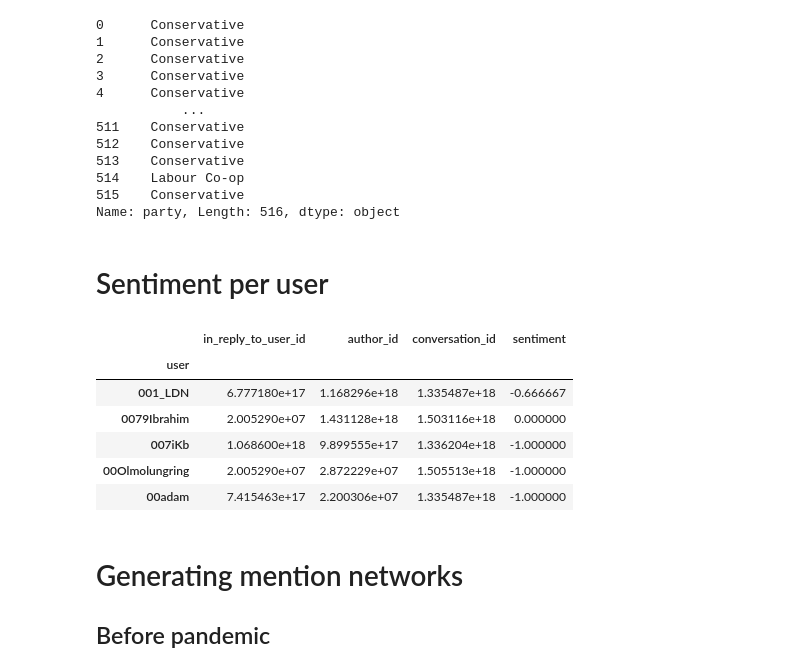
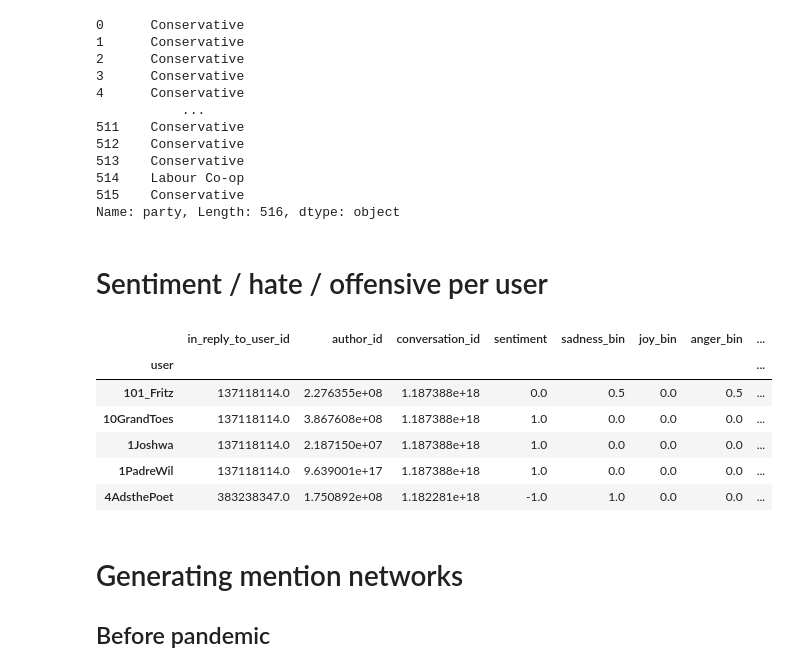
Before and after one commit to Iseratho/sicss-idea-6, a Jupyter notebook: graphs/Network generations.ipynb, the cells around one changed output. Saved outputs shown, nothing was run; the diff lists cells and outputs as text; code cells hidden in the pictures.

```diff
--- a/graphs/Network generations.ipynb
+++ b/graphs/Network generations.ipynb
@@ -40,5 +8,4 @@ import networkx as nx
 # %%
-#tweets = pd.read_json('tweets_flat.json', lines=True, convert_dates=True)
 tweets = pd.read_json('conversations_flat.json', lines=True, convert_dates=True, dtype={'id':'str'})
 tweets = tweets.drop(['entities', 'reply_settings', 'source', 'possibly_sensitive', 'lang', 'context_annotations', 'attachments', 'geo'], axis=1)
 
@@ -48,11 +15,37 @@ for user in range(len(authors)):
     usernames.append(tweets['author'][user]['username'])
 tweets['user'] = usernames
 
+# Sentiment
 df_sen = pd.read_csv('tweet_sentiment.csv', dtype={'id':'str'})
 df_sen = df_sen.sort_values(by=['id'])
 tweets = tweets.sort_values(by=['id'])
 sen = df_sen['sentiment'].tolist()
 tweets['sentiment'] = sen
+tweets['sentiment'] = tweets['sentiment'].str.replace('Positive', '1')
+tweets['sentiment'] = tweets['sentiment'].str.replace('Neutral', '0')
+tweets['sentiment'] = tweets['sentiment'].str.replace('Negative', '-1')
+tweets['sentiment'] = tweets['sentiment'].astype(int)
+
+# Emotion
+df_emo = pd.read_csv('tweet_emotion.csv', dtype={'id':'str'})
+df_emo = df_emo.sort_values(by=['id'])
+tweets = tweets.sort_values(by=['id'])
+emo = df_emo['emotion'].tolist()
+tweets['emotion'] = emo
+
+tweets['sadness_bin'] = tweets['emotion'].map(lambda x: 1 if x == 'sadness' else 0)
+tweets['joy_bin'] = tweets['emotion'].map(lambda x: 1 if x == 'joy' else 0)
+tweets['anger_bin'] = tweets['emotion'].map(lambda x: 1 if x == 'anger' else 0)
+tweets['optimism_bin'] = tweets['emotion'].map(lambda x: 1 if x == 'optimism' else 0)
+
+# Hate/offensive
+df_hate = pd.read_csv('tweet_hate_offensive.csv', dtype={'id':'str'})
+df_hate = df_hate.sort_values(by=['id'])
+tweets = tweets.sort_values(by=['id'])
+hate = df_hate['hate'].tolist()
+off = df_hate['offensive'].tolist()
+tweets['hate'] = hate
+tweets['offensive'] = off
 
 tweets.head()
 # %% [output]
@@ -128,4 +123,4 @@ Name: party, Length: 516, dtype: object
 labels = zip(df_merge.username, df_merge.party)
 labels = dict(labels)
 # %% [markdown]
-# Sentiment per user
+# Sentiment / hate / offensive per user
@@ -140,15 +129,15 @@ sen_users_before = before.groupby('user').mean()
 sen_users_first = first_wave.groupby('user').mean()
 sen_users_after = after_first.groupby('user').mean()
 # %%
-sen_users_after.head()
+sen_users_before.head()
 # %% [output]
-|  | in_reply_to_user_id | author_id | conversation_id | sentiment |
-| user |  |  |  |  |
-| 001_LDN | 6.777180e+17 | 1.168296e+18 | 1.335487e+18 | -0.666667 |
-| 0079Ibrahim | 2.005290e+07 | 1.431128e+18 | 1.503116e+18 | 0.000000 |
-| 007iKb | 1.068600e+18 | 9.899555e+17 | 1.336204e+18 | -1.000000 |
-| 00Olmolungring | 2.005290e+07 | 2.872229e+07 | 1.505513e+18 | -1.000000 |
-| 00adam | 7.415463e+17 | 2.200306e+07 | 1.335487e+18 | -1.000000 |
+|  | in_reply_to_user_id | author_id | conversation_id | sentiment | sadness_bin | joy_bin | anger_bin | ... |
+| user |  |  |  |  |  |  |  | ... |
+| 101_Fritz | 137118114.0 | 2.276355e+08 | 1.187388e+18 | 0.0 | 0.5 | 0.0 | 0.5 | ... |
+| 10GrandToes | 137118114.0 | 3.867608e+08 | 1.187388e+18 | 1.0 | 0.0 | 0.0 | 0.0 | ... |
+| 1Joshwa | 137118114.0 | 2.187150e+07 | 1.187388e+18 | 1.0 | 0.0 | 0.0 | 0.0 | ... |
+| 1PadreWil | 137118114.0 | 9.639001e+17 | 1.187388e+18 | 1.0 | 0.0 | 0.0 | 0.0 | ... |
+| 4AdsthePoet | 383238347.0 | 1.750892e+08 | 1.182281e+18 | -1.0 | 1.0 | 0.0 | 0.0 | ... |
 # %%
 # Constructing labels for use in Networkx node attributes
 sentiment_dict_before = zip(sen_users_before.index, sen_users_before.sentiment)
```
Also changed, not shown: parts of 36 cells of this notebook, 18 other files.
